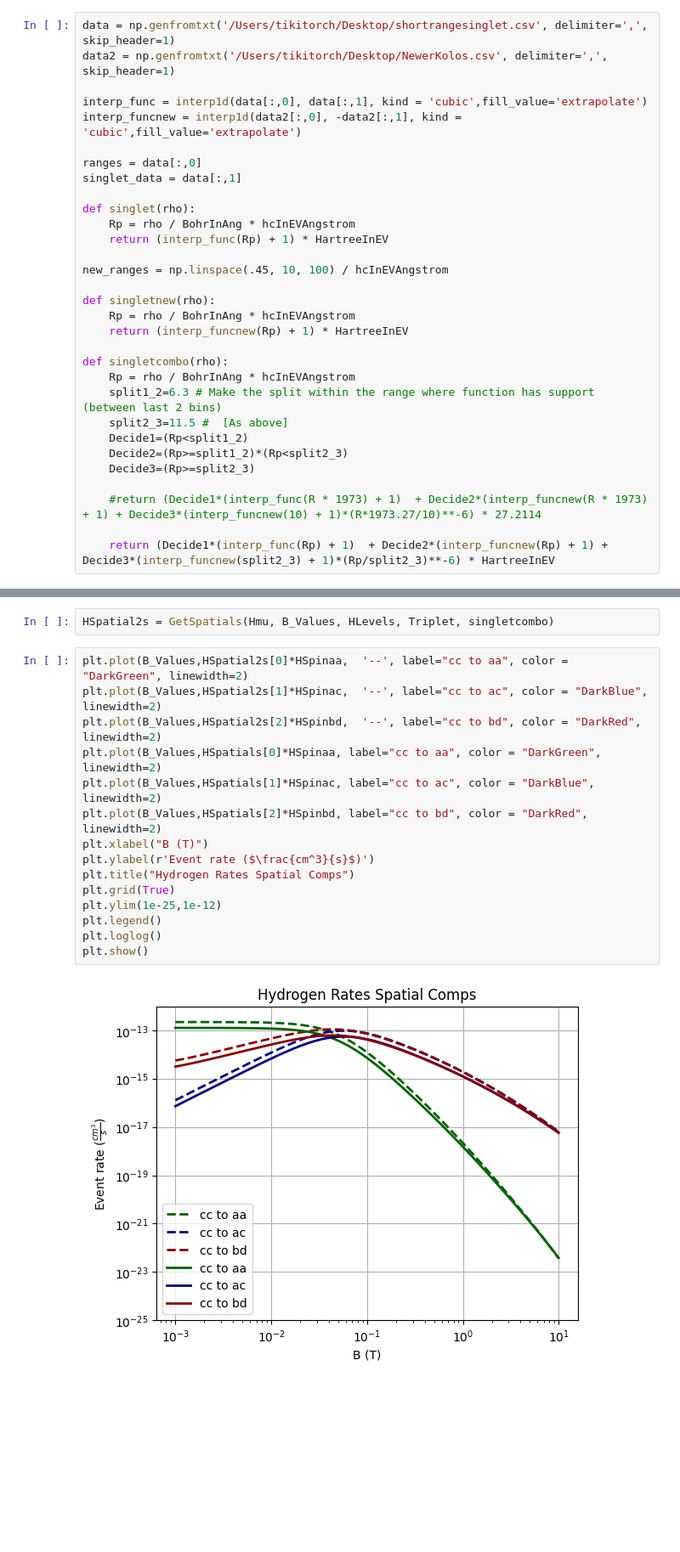
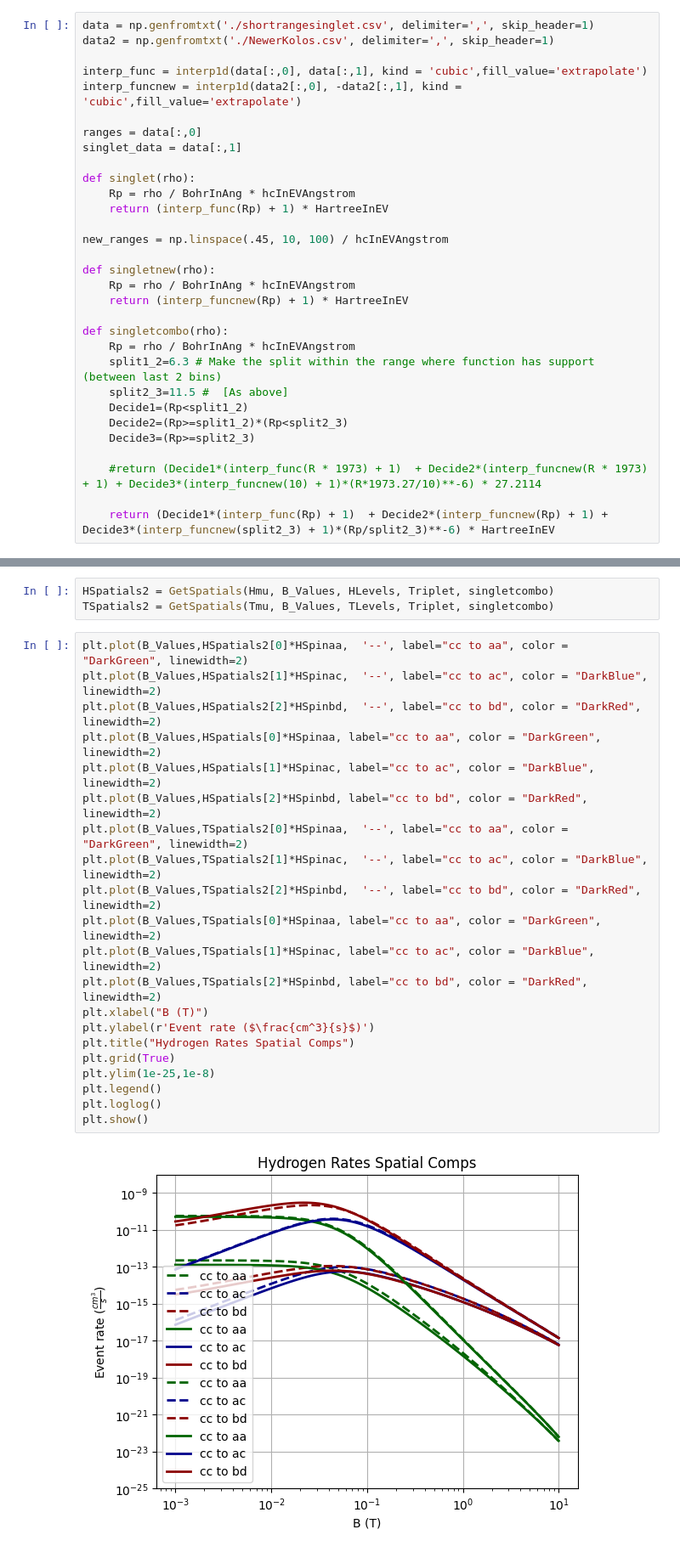
Before and after one commit to UTA-NURES/AtomicCrossSections, a Jupyter notebook: Uncertainties.ipynb, the cells around one changed output, grey strips where cells are left out. Shown at 85% size. Saved outputs shown, nothing was run; the diff lists cells and outputs as text; blank space fills up the shorter version.

```diff
--- a/Uncertainties.ipynb
+++ b/Uncertainties.ipynb
@@ -59,8 +59,8 @@ def J(Rho):
 def Singlet(R):
     return Silvera_Triplet(R) - J(R)
 # %%
-data = np.genfromtxt('/Users/tikitorch/Desktop/shortrangesinglet.csv', delimiter=',', skip_header=1)
-data2 = np.genfromtxt('/Users/tikitorch/Desktop/NewerKolos.csv', delimiter=',', skip_header=1)
+data = np.genfromtxt('./shortrangesinglet.csv', delimiter=',', skip_header=1)
+data2 = np.genfromtxt('./NewerKolos.csv', delimiter=',', skip_header=1)
 
 interp_func = interp1d(data[:,0], data[:,1], kind = 'cubic',fill_value='extrapolate')
 interp_funcnew = interp1d(data2[:,0], -data2[:,1], kind = 'cubic',fill_value='extrapolate')
@@ -746,21 +746,28 @@ print(np.asarray(HSpatials[2]*HSpinbd,dtype=float) - uncert[2])
  -8.86681100e-18 -6.49597545e-18 -4.69713064e-18 -3.33985275e-18
  -2.33040489e-18 -1.58230097e-18 -1.04284728e-18 -6.58037466e-19]
 # %%
-HSpatial2s = GetSpatials(Hmu, B_Values, HLevels, Triplet, singletcombo)
+HSpatials2 = GetSpatials(Hmu, B_Values, HLevels, Triplet, singletcombo)
+TSpatials2 = GetSpatials(Tmu, B_Values, TLevels, Triplet, singletcombo)
 # %%
-plt.plot(B_Values,HSpatial2s[0]*HSpinaa,  '--', label="cc to aa", color = "DarkGreen", linewidth=2)
-plt.plot(B_Values,HSpatial2s[1]*HSpinac,  '--', label="cc to ac", color = "DarkBlue", linewidth=2)
-plt.plot(B_Values,HSpatial2s[2]*HSpinbd,  '--', label="cc to bd", color = "DarkRed", linewidth=2)
+plt.plot(B_Values,HSpatials2[0]*HSpinaa,  '--', label="cc to aa", color = "DarkGreen", linewidth=2)
+plt.plot(B_Values,HSpatials2[1]*HSpinac,  '--', label="cc to ac", color = "DarkBlue", linewidth=2)
+plt.plot(B_Values,HSpatials2[2]*HSpinbd,  '--', label="cc to bd", color = "DarkRed", linewidth=2)
 plt.plot(B_Values,HSpatials[0]*HSpinaa, label="cc to aa", color = "DarkGreen", linewidth=2)
 plt.plot(B_Values,HSpatials[1]*HSpinac, label="cc to ac", color = "DarkBlue", linewidth=2)
 plt.plot(B_Values,HSpatials[2]*HSpinbd, label="cc to bd", color = "DarkRed", linewidth=2)
+plt.plot(B_Values,TSpatials2[0]*HSpinaa,  '--', label="cc to aa", color = "DarkGreen", linewidth=2)
+plt.plot(B_Values,TSpatials2[1]*HSpinac,  '--', label="cc to ac", color = "DarkBlue", linewidth=2)
+plt.plot(B_Values,TSpatials2[2]*HSpinbd,  '--', label="cc to bd", color = "DarkRed", linewidth=2)
+plt.plot(B_Values,TSpatials[0]*HSpinaa, label="cc to aa", color = "DarkGreen", linewidth=2)
+plt.plot(B_Values,TSpatials[1]*HSpinac, label="cc to ac", color = "DarkBlue", linewidth=2)
+plt.plot(B_Values,TSpatials[2]*HSpinbd, label="cc to bd", color = "DarkRed", linewidth=2)
 plt.xlabel("B (T)")
 plt.ylabel(r'Event rate ($\frac{cm^3}{s}$)')
 plt.title("Hydrogen Rates Spatial Comps")
 plt.grid(True)
-plt.ylim(1e-25,1e-12)
+plt.ylim(1e-25,1e-8)
 plt.legend()
 plt.loglog()
 plt.show()
 # %% [output]
-[figure, old version]
+[figure, new version]
```
